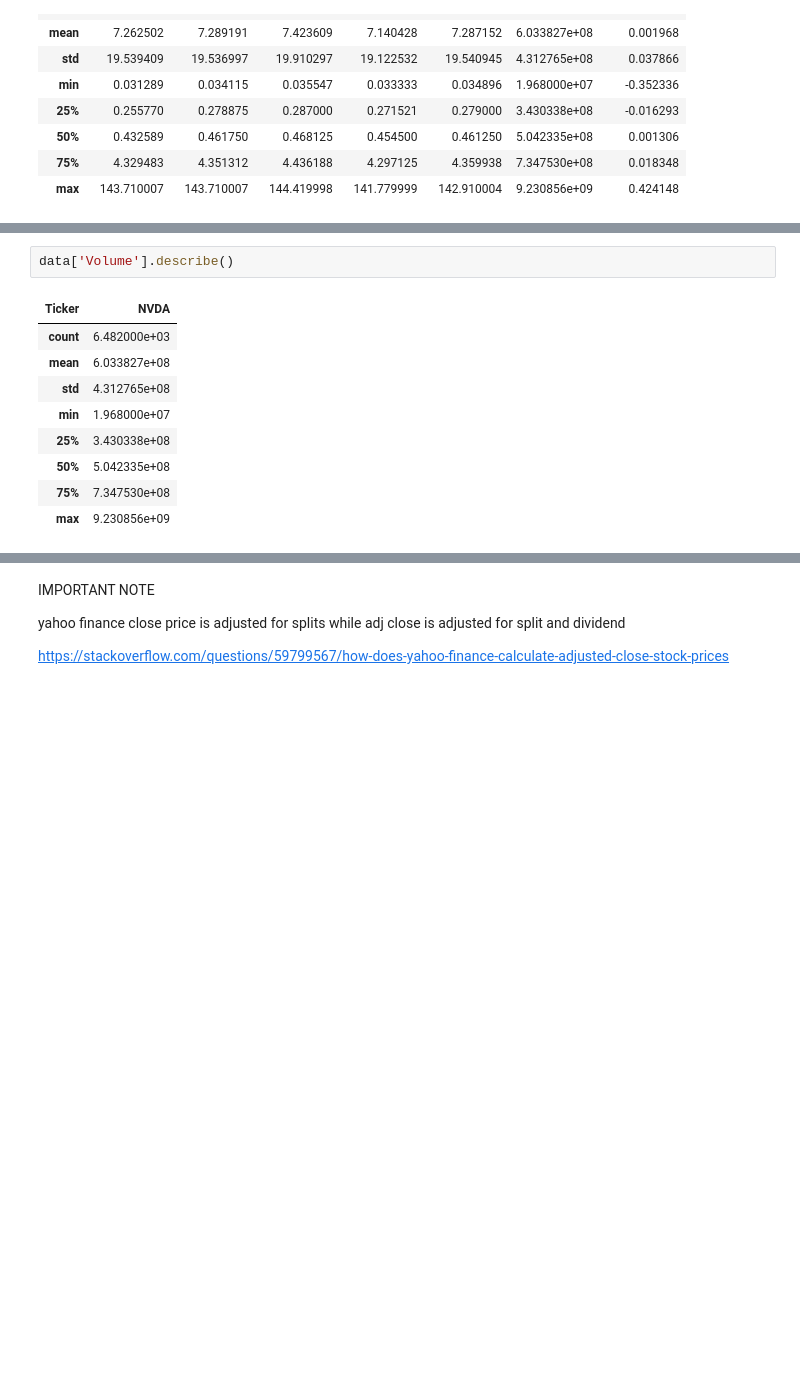
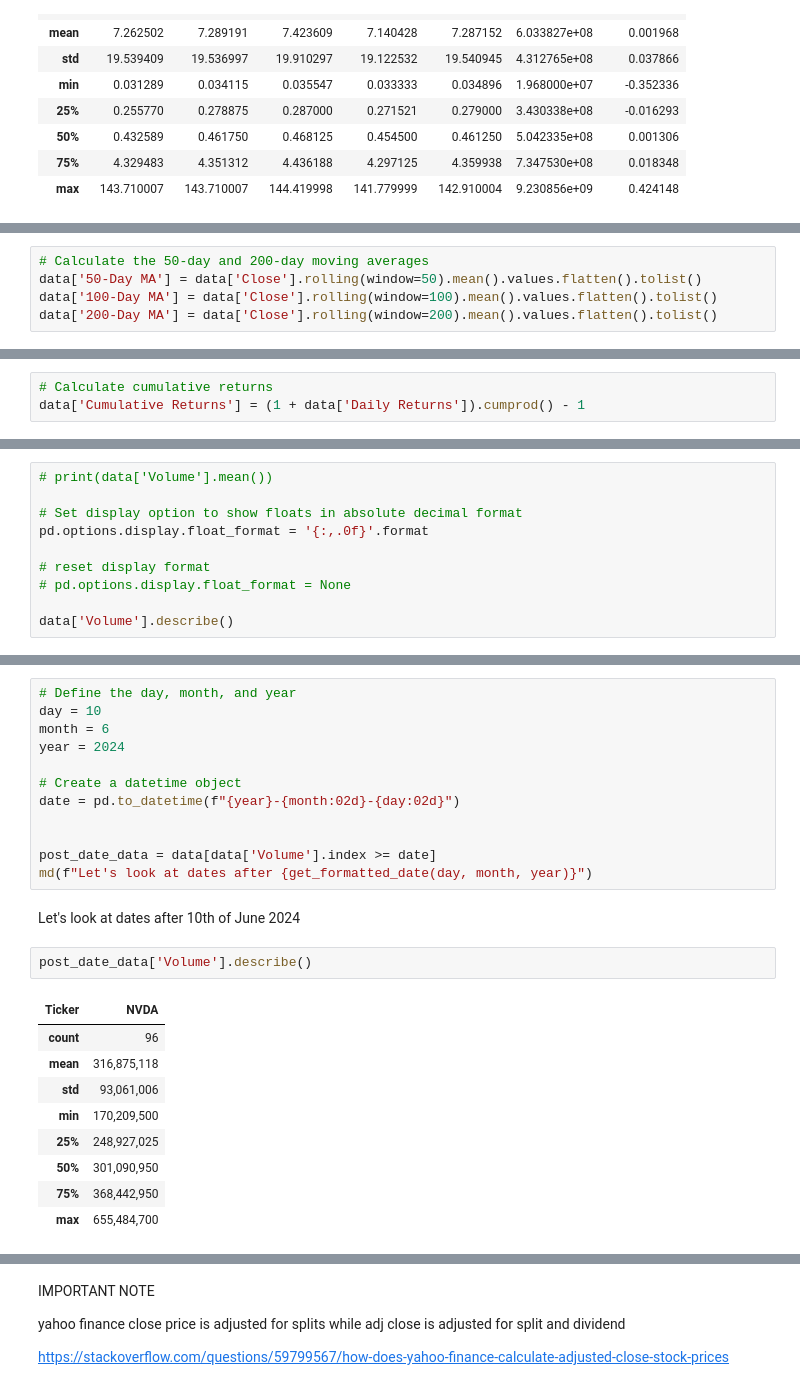
Before and after one commit to Zane564/Quant-Stuff, a Jupyter notebook: nvidia_analysis.ipynb, the cells around one changed output, grey strips where cells are left out. Drawn from its saved outputs; the diff is of its cells as text; blank space fills up the shorter version.

```diff
--- a/nvidia_analysis.ipynb
+++ b/nvidia_analysis.ipynb
@@ -213,0 +220,5 @@ plt.show()
+# %%
+# Calculate the 50-day and 200-day moving averages
+data['50-Day MA'] = data['Close'].rolling(window=50).mean().values.flatten().tolist()
+data['100-Day MA'] = data['Close'].rolling(window=100).mean().values.flatten().tolist()
+data['200-Day MA'] = data['Close'].rolling(window=200).mean().values.flatten().tolist()
@@ -227,0 +307,3 @@ plt.show()
+# %%
+# Calculate cumulative returns
+data['Cumulative Returns'] = (1 + data['Daily Returns']).cumprod() - 1
@@ -229,0 +422,10 @@ plt.show()
+# %%
+# print(data['Volume'].mean())
+
+# Set display option to show floats in absolute decimal format
+pd.options.display.float_format = '{:,.0f}'.format
+
+# reset display format
+# pd.options.display.float_format = None
+
+data['Volume'].describe()
@@ -230,12 +463,26 @@ plt.show()
+# %%
+# Define the day, month, and year
+day = 10
+month = 6
+year = 2024
+
+# Create a datetime object
+date = pd.to_datetime(f"{year}-{month:02d}-{day:02d}")
+
+
+post_date_data = data[data['Volume'].index >= date]
+md(f"Let's look at dates after {get_formatted_date(day, month, year)}")
+# %% [output]
+Let's look at dates after 10th of June 2024
 # %%
-data['Volume'].describe()
+post_date_data['Volume'].describe()
 # %% [output]
 | Ticker | NVDA |
-| count | 6.482000e+03 |
-| mean | 6.033827e+08 |
-| std | 4.312765e+08 |
-| min | 1.968000e+07 |
-| 25% | 3.430338e+08 |
-| 50% | 5.042335e+08 |
-| 75% | 7.347530e+08 |
-| max | 9.230856e+09 |
+| count | 96 |
+| mean | 316,875,118 |
+| std | 93,061,006 |
+| min | 170,209,500 |
+| 25% | 248,927,025 |
+| 50% | 301,090,950 |
+| 75% | 368,442,950 |
+| max | 655,484,700 |
```
Also changed, not shown: parts of 47 cells of this notebook, 2 other files.
